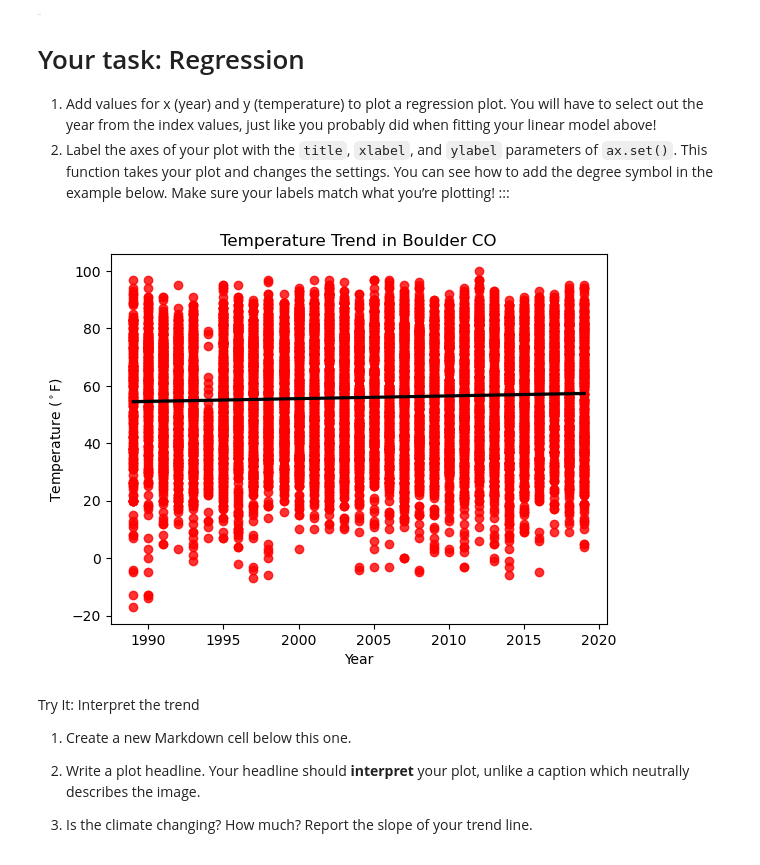
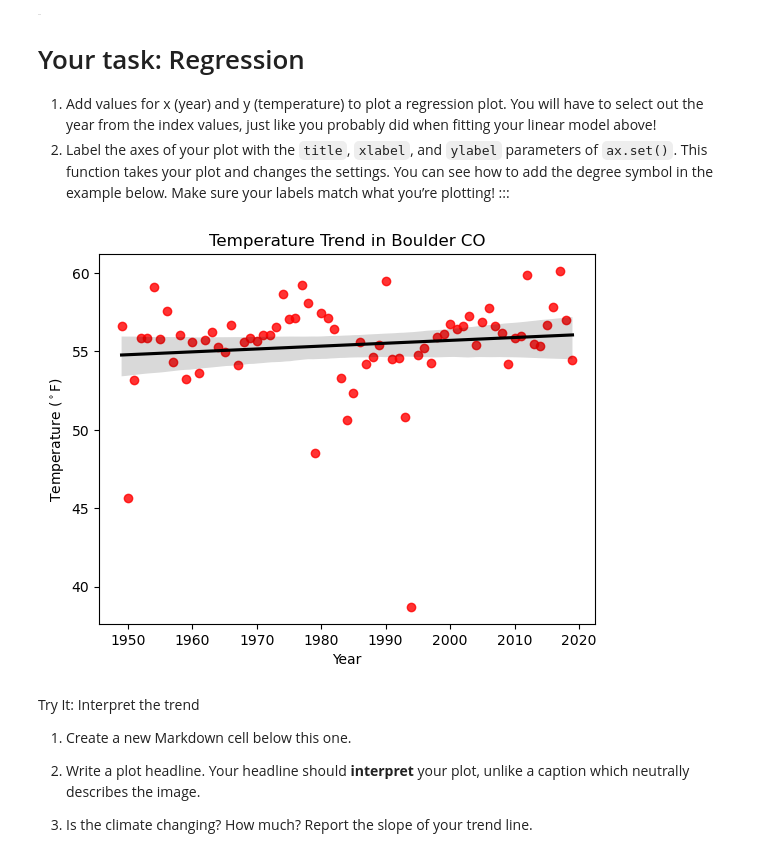
Before and after one commit to earthlab-education/climate-coding-challenge-BioNCphilic, a Jupyter notebook: notebooks/climate-coding-challenge/climate-05.ipynb, the cells around one changed output. Saved outputs shown, nothing was run; the diff lists cells and outputs as text; code cells hidden in the pictures.

Commit message:
Updated Boulder graph

```diff
--- a/notebooks/climate-coding-challenge/climate-05.ipynb
+++ b/notebooks/climate-coding-challenge/climate-05.ipynb
@@ -121,10 +121,10 @@ from sklearn.linear_model import LinearRegression
 > experts quickly). You can also use our solutions as a starting point.
 # %%
 # Fit an OLS Linear Regression to the data
-ann_boulder_temp_plot = climate_df.loc['1949':'2019']
+annual_boulder_climate_df = annual_boulder_climate_df.loc['1949':'2019']
 
 # Drop no data values
-observations = climate_df.TOBS.dropna()
+observations = annual_boulder_climate_df.TOBS.dropna()
 
 # Define the dependent variable and independent variable(s)
 features = observations.index.year.values.reshape(-1, 1)
@@ -173,20 +173,20 @@ show a trend.
 # %%
 # Plot annual average temperature data with a trend line
 ax = sns.regplot(
-    x=ann_boulder_temp_plot.index.year,
-    y=ann_boulder_temp_plot.TOBS,
+    x=annual_boulder_climate_df.index.year,
+    y=annual_boulder_climate_df.TOBS,
     color='red',
     line_kws={'color': 'black'})
 # Set plot labels
 ax.set(
     title='Temperature Trend in Boulder CO',
     xlabel='Year',
     ylabel='Temperature ($^\circ$F)'
 )
 # Display the plot without extra text
 plt.show()
 # %% [output]
-[figure, old version]
+[figure, new version]
 # %% [markdown]
 <link rel="stylesheet" type="text/css" href="./assets/styles.css"><div class="callout callout-style-default callout-titled callout-task"><div class="callout-header"><div class="callout-icon-container"><i class="callout-icon"></i></div><div class="callout-title-container flex-fill">Try It: Interpret the trend</div></div><div class="callout-body-container callout-body"><ol type="1">
 <li><p>Create a new Markdown cell below this one.</p></li>
```
Also changed, not shown: parts of 1 cell of this notebook, 1 other file.
